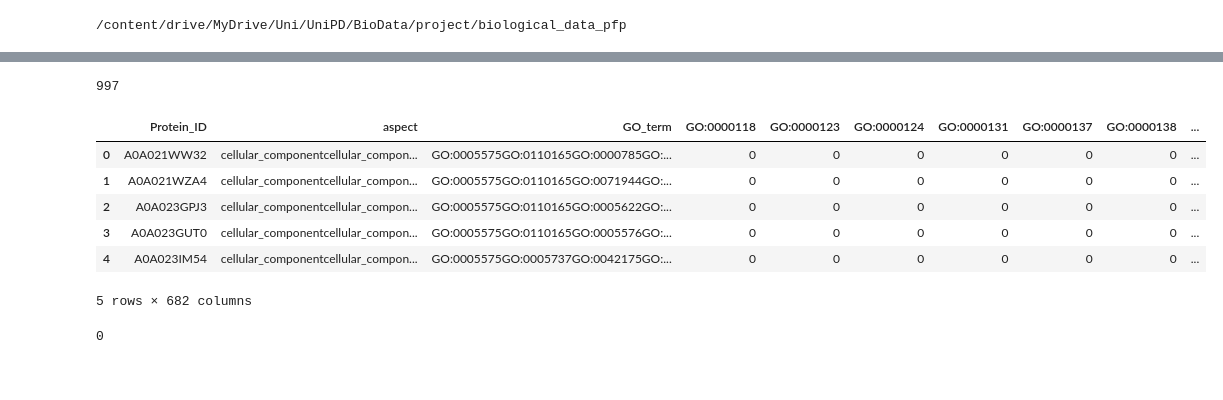
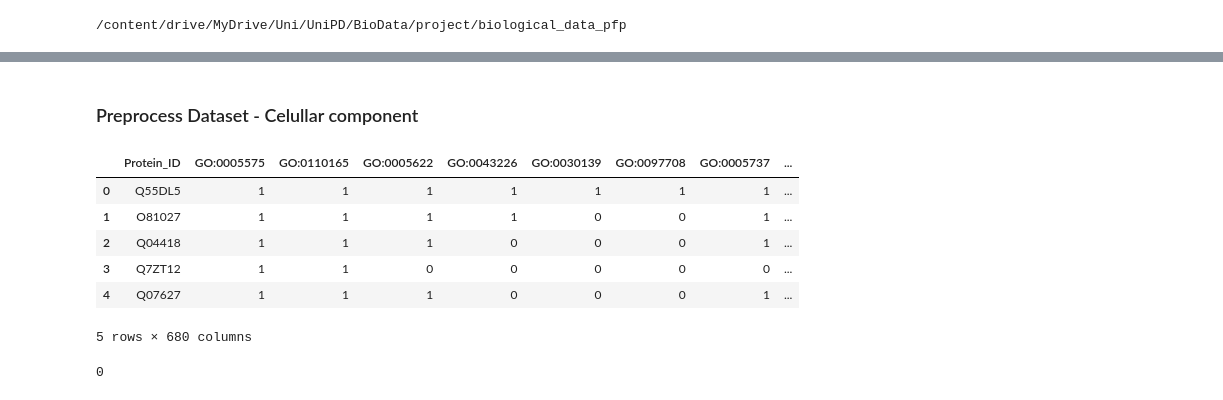
Before and after one commit to Action52/BioDataProject, a Jupyter notebook: simple_ff-satria.ipynb, the cells around one changed output, grey strips where cells are left out. Drawn from its saved outputs; the diff is of its cells as text; code cells hidden in the pictures.

```diff
--- a/simple_ff-satria.ipynb
+++ b/simple_ff-satria.ipynb
@@ -123,0 +163,6 @@ def get_prot_emd_pair(embeddings):
+# %%
+def create_training_ids(selected_ids, train_ids, percentage):
+    ids = sample_protein_ids(train_ids, percentage)
+    new_ids = sample_protein_ids(selected_ids, 1.0)
+    difference = list(set(ids) - set(new_ids))
+    return difference
@@ -123,0 +310,12 @@ def get_prot_emd_pair(embeddings):
+# %%
+df_train_set_all = read_tsv('./dataset/train/train_set.tsv')
+# Desired aspects
+desired_aspects = {'cellular_component', 'biological_process', 'molecular_function'}
+
+# Function to check if all aspects are present
+def check_aspects(group):
+    return desired_aspects == set(group['aspect'])
+
+# Apply the function to each group
+result = df_train_set_all.groupby('Protein_ID').filter(check_aspects)['Protein_ID'].unique()
+np.savetxt('./dataset/train/sampled_train.txt', result, fmt='%s')
@@ -124,7 +340,7 @@ def get_prot_emd_pair(embeddings):
+# %% [markdown]
+### Preprocess Dataset - Celullar component
 # %%
-p_embeddings_data = readh5_to_dict('./dataset/train/train_embeddings.h5')
-selected_ids = sample_protein_ids('./dataset/train/train_ids.txt', 1.0)
-df_train_set = read_tsv('./dataset/train/train_set.tsv')
-df_ipr = read_dat('./dataset/train/train_protein2ipr.dat')
-df_train_set_filter = filter_train_data(df_train_set, selected_ids,'cellular_component')
+# Train dataset
+selected_ids = create_training_ids('./dataset/test/sampled_test.txt', './dataset/train/train_ids.txt', 1.0)
+df_train_set = filter_train_data(df_train_set_all, selected_ids,'cellular_component')
 # %%
@@ -139,22 +350,15 @@ X_test = np.array(X_test)
-# %%
-#df_ipr_encoded = encode_ipr_domain(df_ipr)
-#df_ipr_encoded.head()
-len(emb_prot_dat)
-# %% [output]
-997
 # %%
-df_encoded = encode_go_terms(df_train_set_filter)
+df_encoded = encode_go_terms_sparse(df_train_set)
 df_encoded = get_embeddings(df_encoded, p_embeddings_data)
-#df_encoded = get_ipr(df_ipr,df_encoded)
 df_encoded.head()
 # %% [output]
-|  | Protein_ID | aspect | GO_term | GO:0000118 | GO:0000123 | GO:0000124 | GO:0000131 | GO:0000137 | GO:0000138 | ... |
-| 0 | A0A021WW32 | cellular_componentcellular_compon... | GO:0005575GO:0110165GO:0000785GO:... | 0 | 0 | 0 | 0 | 0 | 0 | ... |
-| 1 | A0A021WZA4 | cellular_componentcellular_compon... | GO:0005575GO:0110165GO:0071944GO:... | 0 | 0 | 0 | 0 | 0 | 0 | ... |
-| 2 | A0A023GPJ3 | cellular_componentcellular_compon... | GO:0005575GO:0110165GO:0005622GO:... | 0 | 0 | 0 | 0 | 0 | 0 | ... |
-| 3 | A0A023GUT0 | cellular_componentcellular_compon... | GO:0005575GO:0110165GO:0005576GO:... | 0 | 0 | 0 | 0 | 0 | 0 | ... |
-| 4 | A0A023IM54 | cellular_componentcellular_compon... | GO:0005575GO:0005737GO:0042175GO:... | 0 | 0 | 0 | 0 | 0 | 0 | ... |
+|  | Protein_ID | GO:0005575 | GO:0110165 | GO:0005622 | GO:0043226 | GO:0030139 | GO:0097708 | GO:0005737 | ... |
+| 0 | Q55DL5 | 1 | 1 | 1 | 1 | 1 | 1 | 1 | ... |
+| 1 | O81027 | 1 | 1 | 1 | 1 | 0 | 0 | 1 | ... |
+| 2 | Q04418 | 1 | 1 | 1 | 0 | 0 | 0 | 1 | ... |
+| 3 | Q7ZT12 | 1 | 1 | 0 | 0 | 0 | 0 | 0 | ... |
+| 4 | Q07627 | 1 | 1 | 1 | 0 | 0 | 0 | 1 | ... |
-5 rows × 682 columns
+5 rows × 680 columns
 # %%
 df_encoded.isna().sum().sum()
 # %% [output]
```
Also changed, not shown: parts of 74 cells of this notebook, 1 other file.
